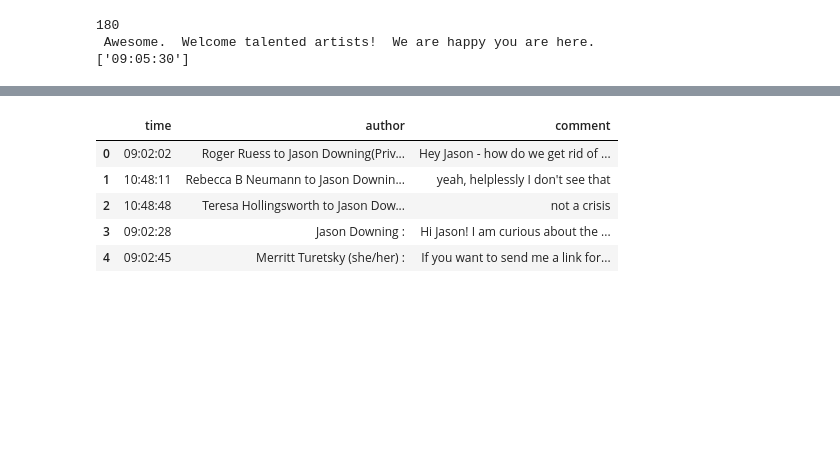
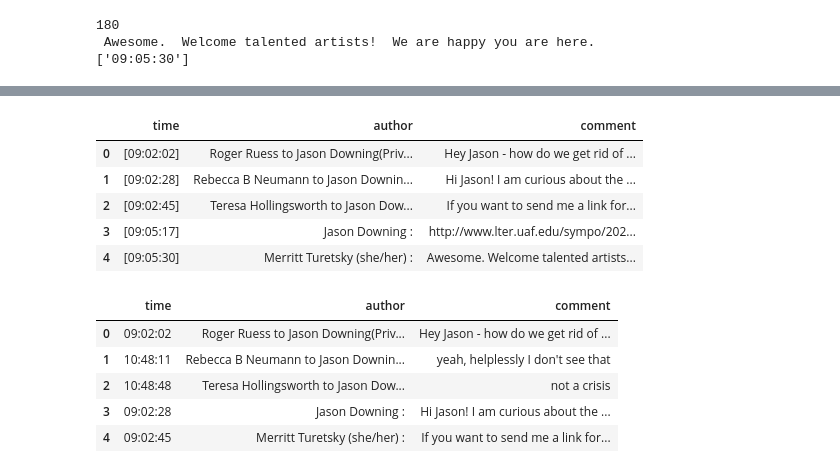
Before and after one commit to LVParkinson/BNZ_2020_ZoomNLP, a Jupyter notebook: Zoom_NLP.ipynb, the cells around one changed output, grey strips where cells are left out. Cells and saved outputs as stored; diff of their text form; code cells hidden in the pictures; blank space fills up the shorter version.

Commit message:
fixed dataframe index

```diff
--- a/Zoom_NLP.ipynb
+++ b/Zoom_NLP.ipynb
@@ -165,0 +148,8 @@ bnz1_df
+# %%
+# I noticed a few steps down that the time column is out of order
+#reordering the time stamps and paired comments
+
+bnz1_df = pd.DataFrame(list(zip(cleaned_sep_time, my_msg)),
+               columns =['time', 'comment'])
+bnz1_df = bnz1_df.sort_values('time').reset_index(drop=True)
+bnz1_df.head()
@@ -166,3 +163,16 @@ bnz1_df
+# %%
+#adding the author column and putting it in the order I like
+bnz1_df['author'] = authors
+bnz1_df = bnz1_df[['time','author','comment']]
+
+bnz1_df.head()
+# %% [output]
+|  | time | author | comment |
+| 0 | [09:02:02] | Roger Ruess to Jason Downing(Priv... | Hey Jason - how do we get rid of ... |
+| 1 | [09:02:28] | Rebecca B Neumann to Jason Downin... | Hi Jason! I am curious about the ... |
+| 2 | [09:02:45] | Teresa Hollingsworth to Jason Dow... | If you want to send me a link for... |
+| 3 | [09:05:17] | Jason Downing : | http://www.lter.uaf.edu/sympo/202... |
+| 4 | [09:05:30] | Merritt Turetsky (she/her) : | Awesome. Welcome talented artists... |
 # %%
 #remove brackets from time column
 bnz1_df['time']= bnz1_df['time'].str.get(0)
```
Also changed, not shown: parts of 2 cells of this notebook.
